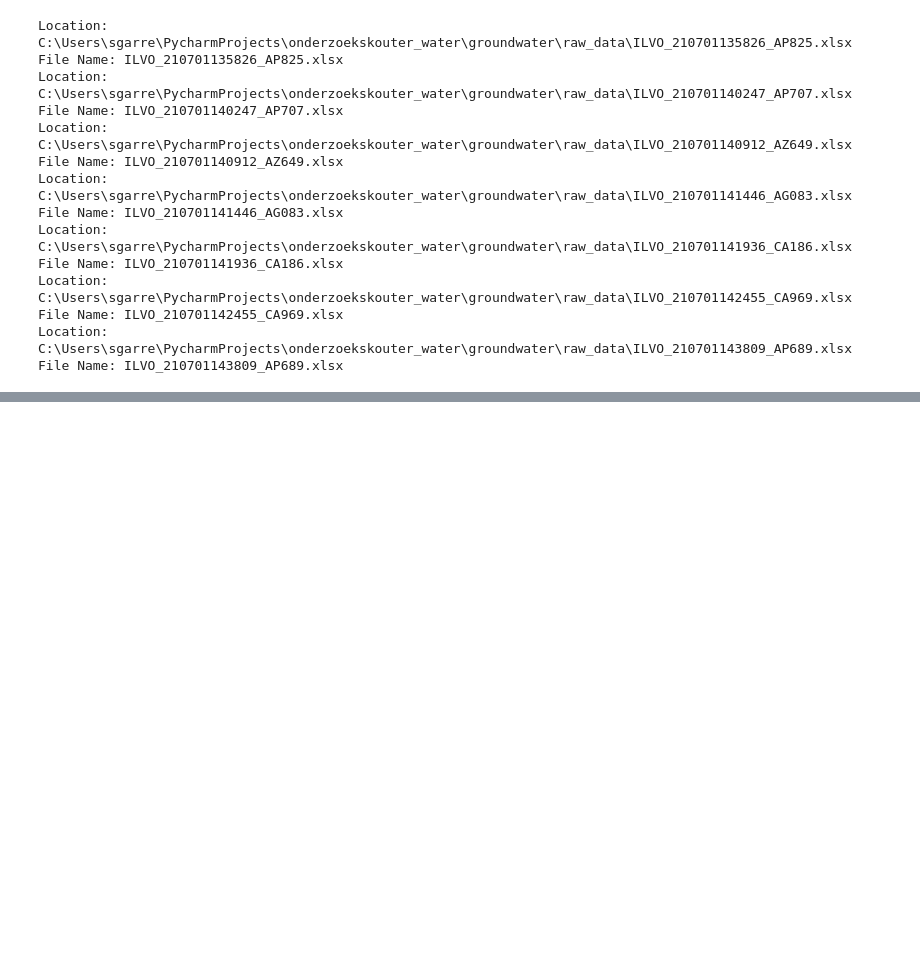
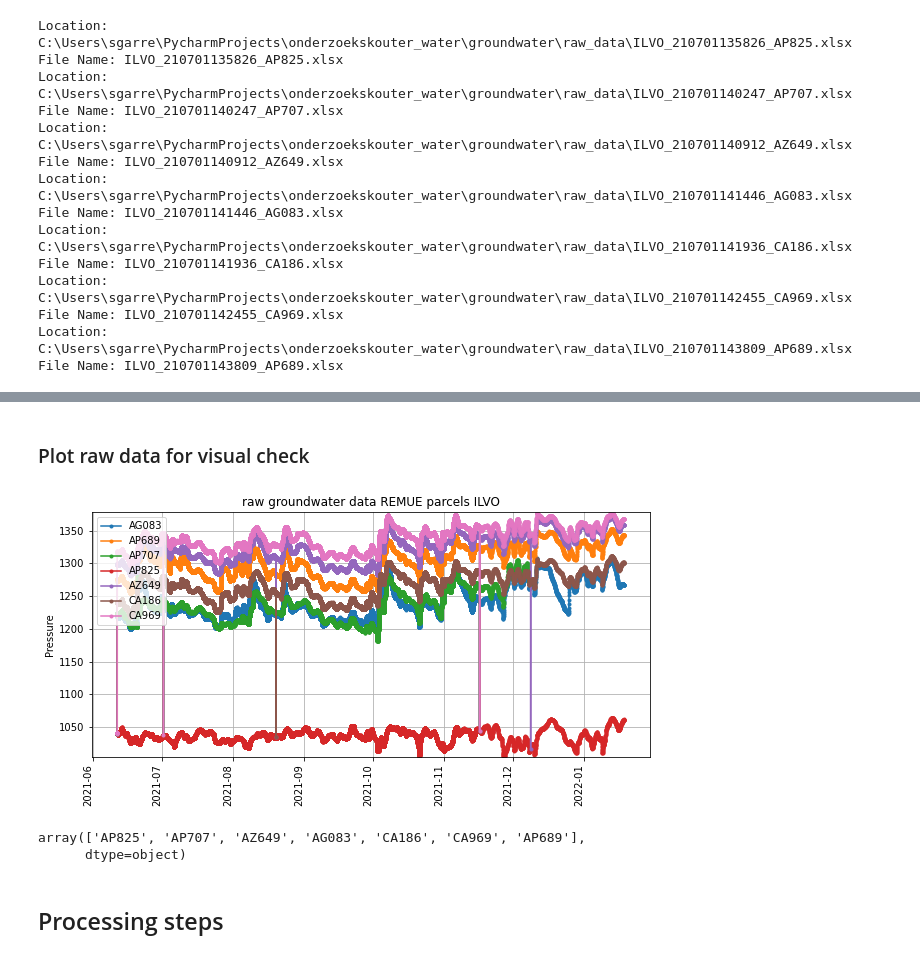
Before and after one commit to sarahgarre/onderzoekskouter_water, a Jupyter notebook: groundwater/Groundwater data processing.ipynb, the cells around one changed output, grey strips where cells are left out. Saved outputs shown, nothing was run; the diff lists cells and outputs as text; code cells hidden in the pictures; blank space fills up the shorter version.

```diff
--- a/groundwater/Groundwater data processing.ipynb
+++ b/groundwater/Groundwater data processing.ipynb
@@ -92,0 +83,52 @@ pandas._libs.tslibs.timestamps.Timestamp
+# %% [markdown]
+### Plot raw data for visual check
+# %%
+def plot_gb_time_series(df, ts_name, gb_name, value_name, figsize=(30,7), title=None):
+    '''
+    Runs groupby on Pandas dataframe and produces a time series chart.
+
+    Parameters:
+    ----------
+    df : Pandas dataframe
+    ts_name : string
+        The name of the df column that has the datetime timestamp x-axis values.
+    gb_name : string
+        The name of the df column to perform group-by.
+    value_name : string
+        The name of the df column for the y-axis.
+    figsize : tuple of two integers
+        Figure size of the resulting plot, e.g. (20, 7)
+    title : string
+        Optional title
+    '''
+    #xtick_locator = DayLocator(interval=1)
+    #xtick_dateformatter = DateFormatter('%m/%d/%Y')
+    fig, ax = plt.subplots(figsize=figsize)
+    for key, grp in df.groupby([gb_name]):
+        ax = grp.plot(ax=ax, kind='line', x=ts_name, y=value_name, label=key, marker='.')
+    #ax.xaxis.set_major_locator(xtick_locator)
+    #ax.xaxis.set_major_formatter(xtick_dateformatter)
+    ax.autoscale_view()
+    ax.legend(loc='upper left')
+    _ = plt.xticks(rotation=90, )
+    _ = plt.grid()
+    _ = plt.xlabel('')
+    _ = plt.ylim(df[value_name].min(), df[value_name].max())
+    _ = plt.ylabel(value_name)
+    if title is not None:
+        _ = plt.title(title)
+    _ = plt.show()
+# %%
+# Do the actual plotting using the abovedefined function
+
+plot_gb_time_series(GWdata, 'TimeStamp', 'SerialNumber', 'Pressure',
+                    figsize=(10, 5), title="raw groundwater data REMUE parcels ILVO")
+# %% [output]
+[figure, added]
+# %%
+GWdata.SerialNumber.unique()[:]
+# %% [output]
+array(['AP825', 'AP707', 'AZ649', 'AG083', 'CA186', 'CA969', 'AP689'],
+      dtype=object)
+# %% [markdown]
+## Processing steps
```
Also changed, not shown: parts of 13 cells of this notebook, 2 other files.
